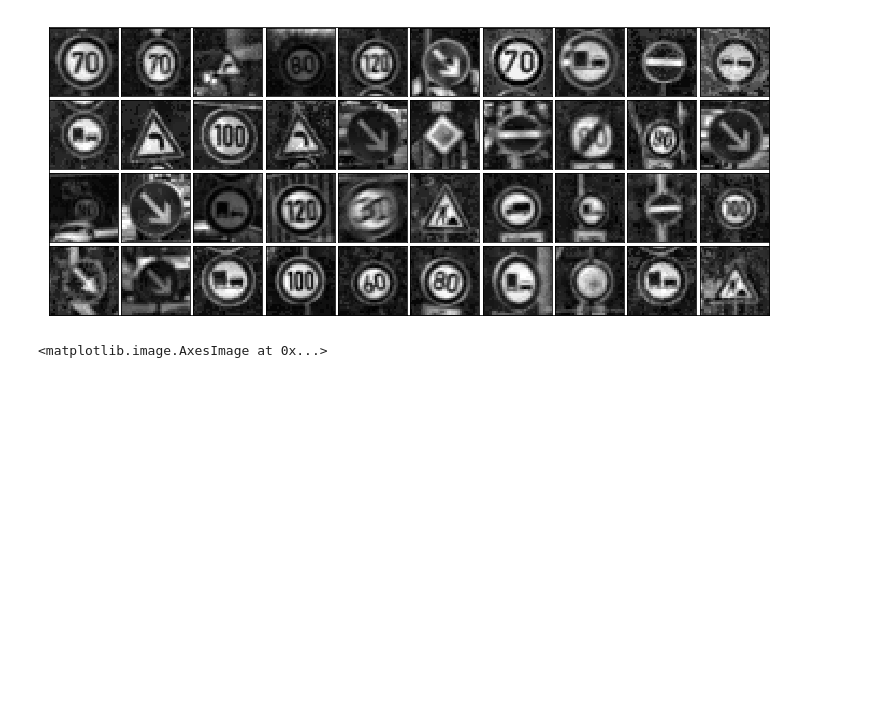
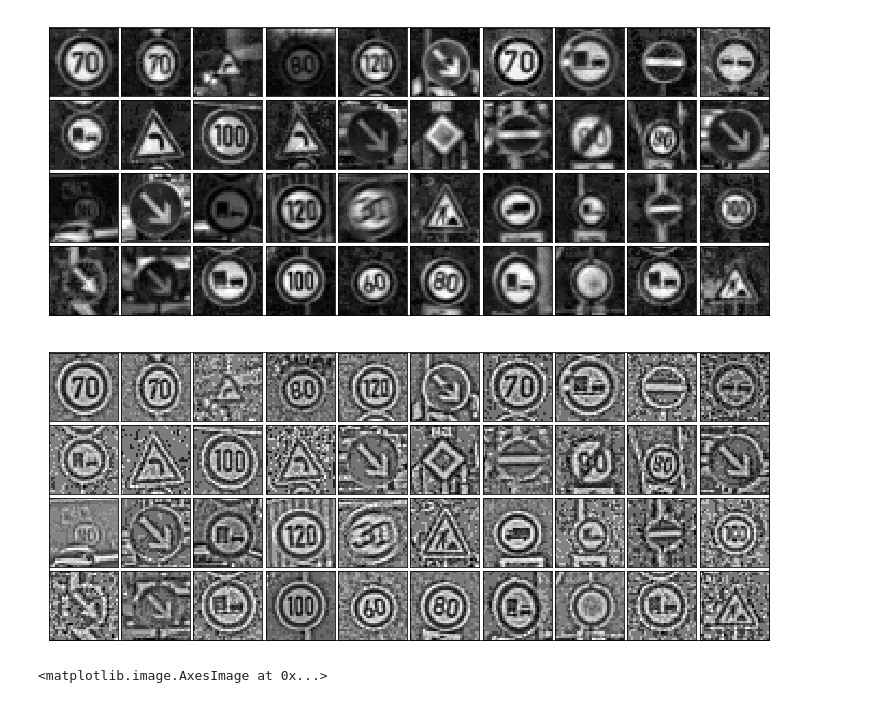
Before and after one commit to turangojayev/CarND-Traffic-Sign-Classifier-Project, a Jupyter notebook: Traffic_Sign_Classifier.ipynb, the cells around one changed output. Cells and saved outputs as stored; diff of their text form; code cells hidden in the pictures; blank space fills up the shorter version.

Commit message:
add contrast normalization

```diff
--- a/Traffic_Sign_Classifier.ipynb
+++ b/Traffic_Sign_Classifier.ipynb
@@ -219,6 +222,12 @@ def equalize_histogram(image):
 plot_selected(list(map(equalize_histogram, grayscaled)), rows=4)
 # %% [output]
 [figure]
+# %%
+from augmentations import contrast_normalization
+
+plot_selected(list(map(contrast_normalization, grayscaled)), rows=4)
+# %% [output]
+[figure, added]
 # %%
 img = grayscale(X_train[6318])
 plt.imshow(img, cmap='gray')
```
Also changed, not shown: parts of 16 cells of this notebook, 1 other file.
